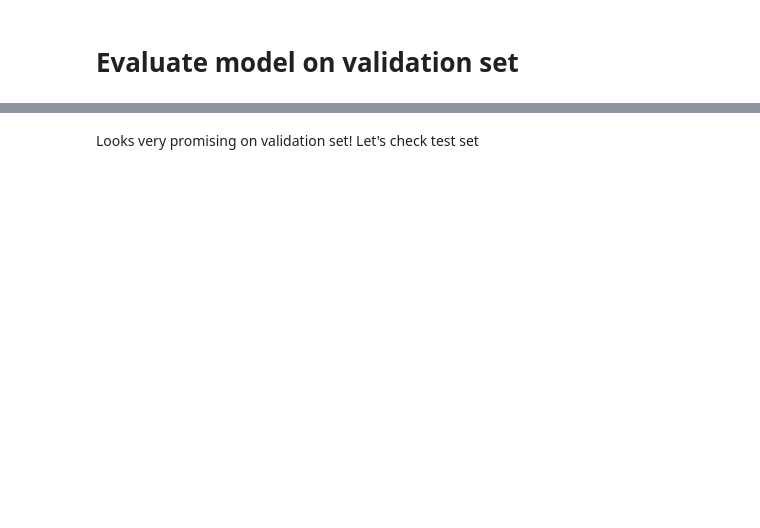
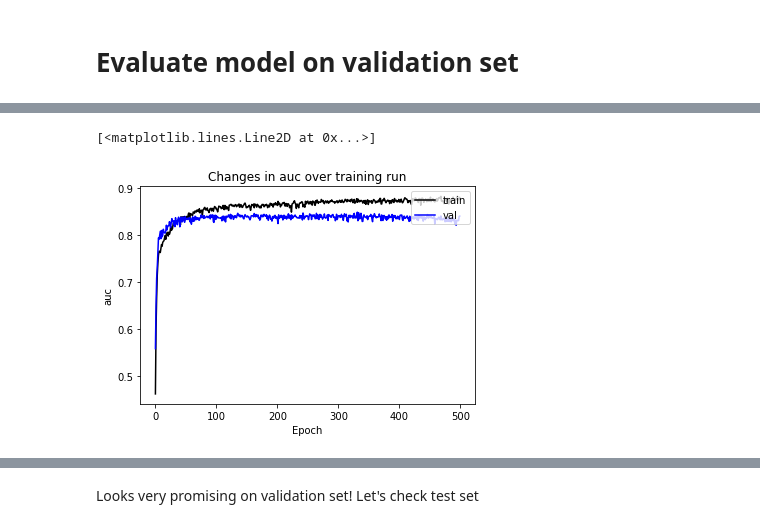
Before and after one commit to LingeJohnsen/Playlist-curator, a Jupyter notebook: Jazzy_training_notebook.ipynb, the cells around one changed output, grey strips where cells are left out. Drawn from its saved outputs; the diff is of its cells as text; code cells hidden in the pictures; blank space fills up the shorter version.

```diff
--- a/Jazzy_training_notebook.ipynb
+++ b/Jazzy_training_notebook.ipynb
@@ -296,0 +281,5 @@ Reusing TensorBoard on port 6006 (pid 252), started 0:15:12 ago. (Use '!kill 252
+# %%
+learning_plot(best_history, 'auc')
+# %% [output]
+[<matplotlib.lines.Line2D at 0x...>]
+[figure, added]
```
Also changed, not shown: parts of 32 cells of this notebook, 5 other files.
